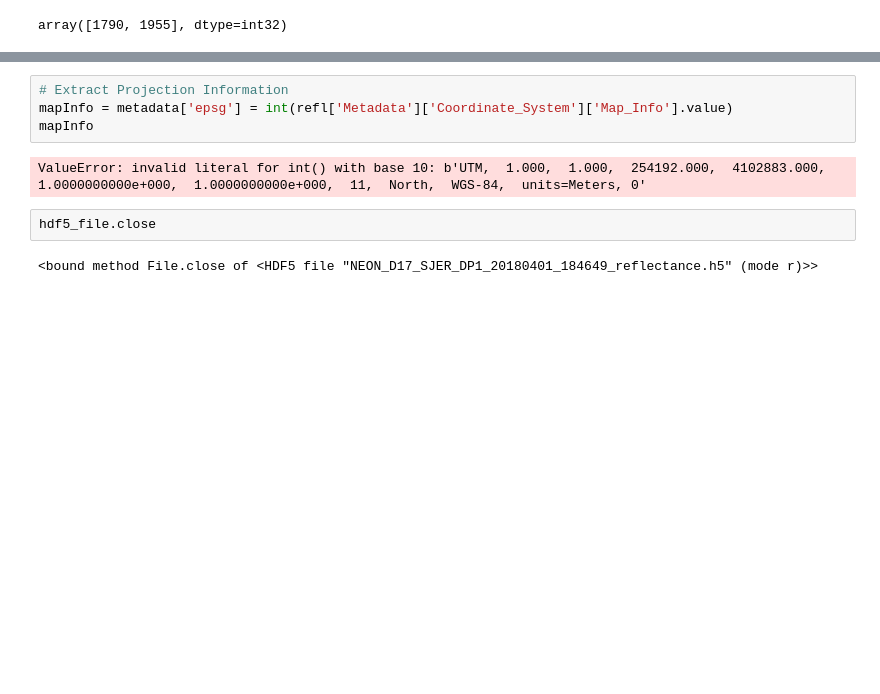
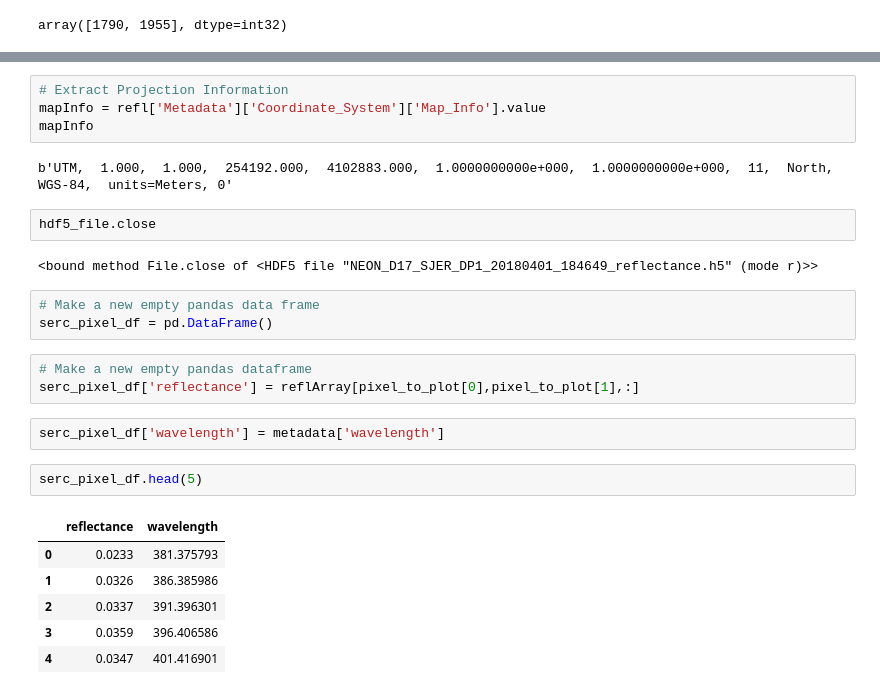
Before and after one commit to amyoun01/2018-NEON-Data-Institute-Git-Demo, a Jupyter notebook: Extract_and_Plot_Spectra_from_AOP.ipynb, the cells around one changed output, grey strips where cells are left out. Cells and saved outputs as stored; diff of their text form; blank space fills up the shorter version.

```diff
--- a/Extract_and_Plot_Spectra_from_AOP.ipynb
+++ b/Extract_and_Plot_Spectra_from_AOP.ipynb
@@ -275,10 +282,27 @@ array([1790, 1955], dtype=int32)
 # %%
 # Extract Projection Information
-mapInfo = metadata['epsg'] = int(refl['Metadata']['Coordinate_System']['Map_Info'].value)
+mapInfo = refl['Metadata']['Coordinate_System']['Map_Info'].value
 mapInfo
 # %% [output]
-ValueError: invalid literal for int() with base 10: b'UTM,  1.000,  1.000,  254192.000,  4102883.000,  1.0000000000e+000,  1.0000000000e+000,  11,  North,  WGS-84,  units=Meters, 0'
+b'UTM,  1.000,  1.000,  254192.000,  4102883.000,  1.0000000000e+000,  1.0000000000e+000,  11,  North,  WGS-84,  units=Meters, 0'
 # %%
 hdf5_file.close
 # %% [output]
 <bound method File.close of <HDF5 file "NEON_D17_SJER_DP1_20180401_184649_reflectance.h5" (mode r)>>
+# %%
+# Make a new empty pandas data frame
+serc_pixel_df = pd.DataFrame()
+# %%
+# Make a new empty pandas dataframe
+serc_pixel_df['reflectance'] = reflArray[pixel_to_plot[0],pixel_to_plot[1],:]
+# %%
+serc_pixel_df['wavelength'] = metadata['wavelength']
+# %%
+serc_pixel_df.head(5)
+# %% [output]
+|  | reflectance | wavelength |
+| 0 | 0.0233 | 381.375793 |
+| 1 | 0.0326 | 386.385986 |
+| 2 | 0.0337 | 391.396301 |
+| 3 | 0.0359 | 396.406586 |
+| 4 | 0.0347 | 401.416901 |
```
Also changed, not shown: parts of 6 cells of this notebook.
